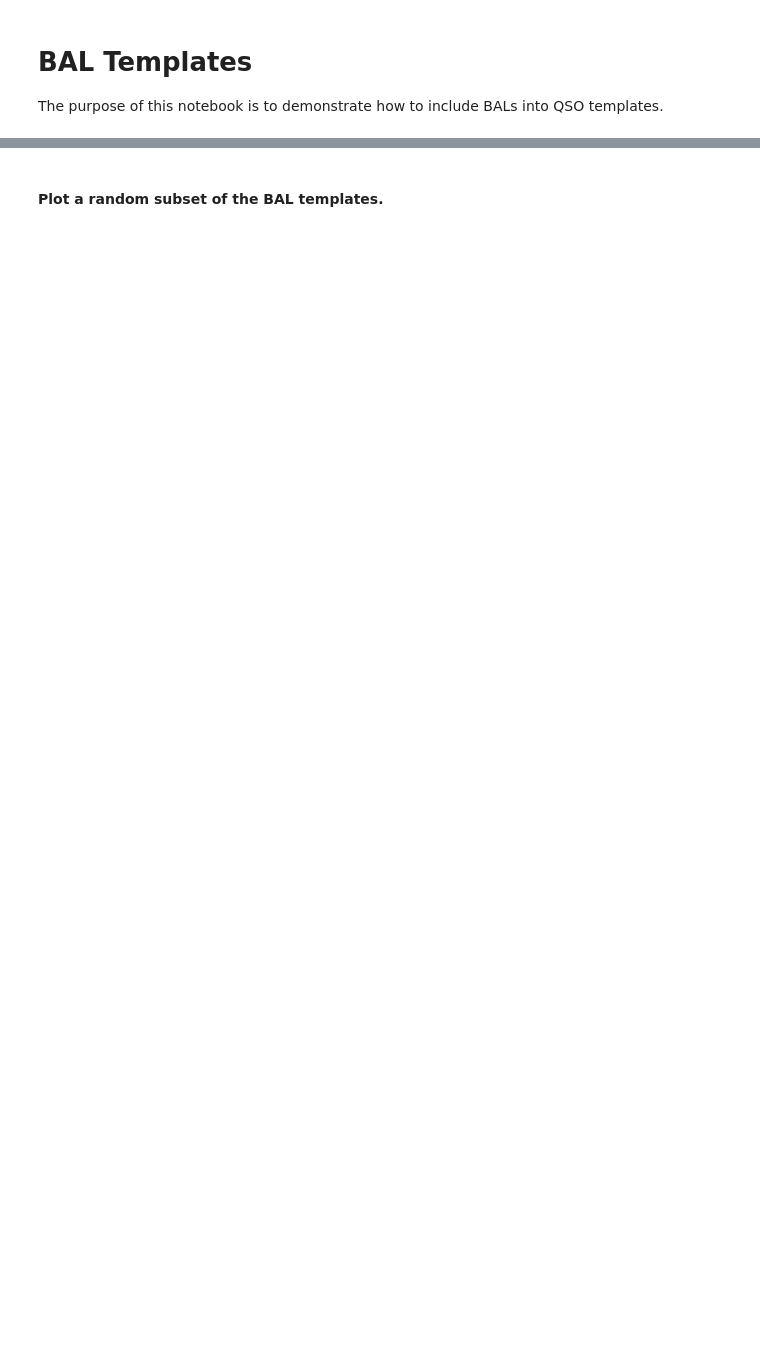
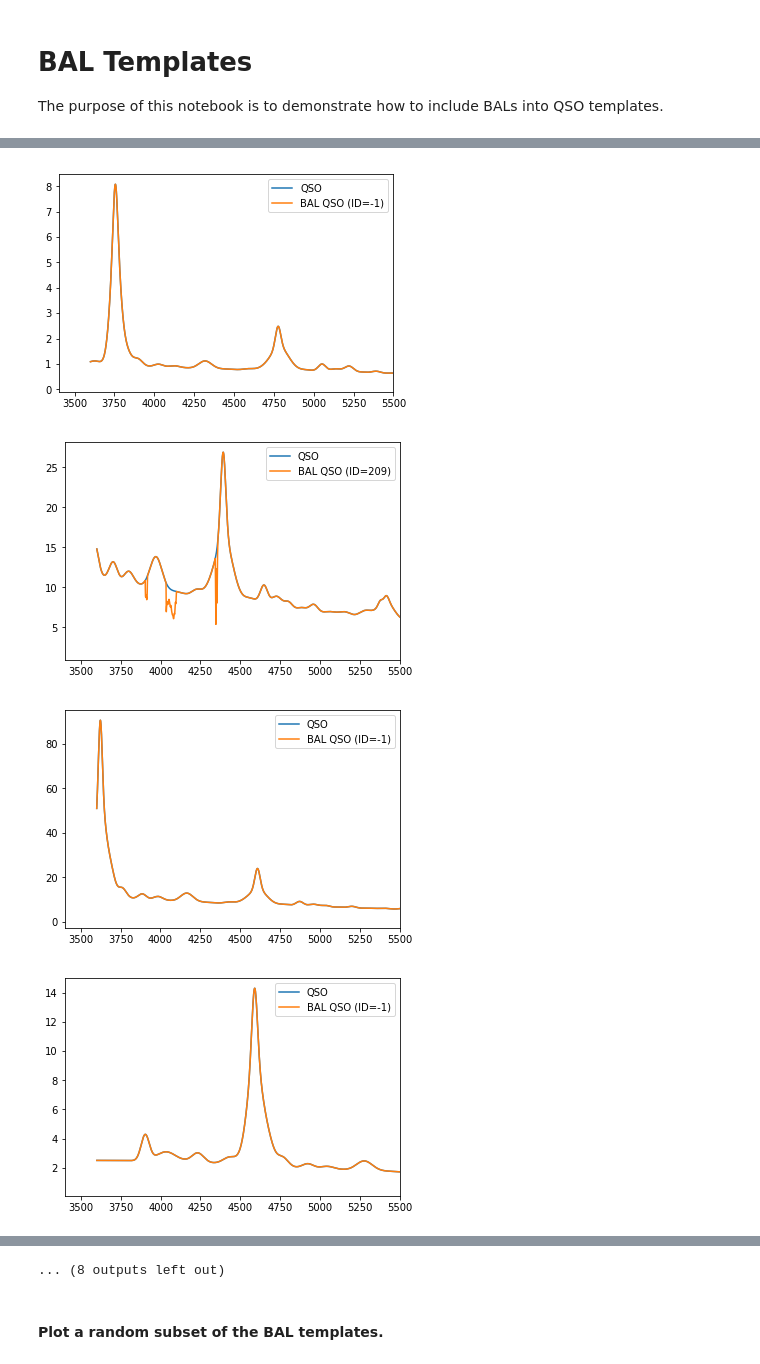
Before and after one commit to desihub/desisim, a Jupyter notebook: doc/nb/bal-templates.ipynb, the cells around one changed output, grey strips where cells are left out. Saved outputs shown, nothing was run; the diff lists cells and outputs as text; code cells hidden in the pictures; blank space fills up the shorter version.

```diff
--- a/doc/nb/bal-templates.ipynb
+++ b/doc/nb/bal-templates.ipynb
@@ -16 +17,7 @@ seed = 1
 rand = np.random.RandomState(seed)
+# %%
+nmodel = 20
+simqq = SIMQSO()
+simflux, simwave, simmeta = simqq.make_templates(nmodel, zrange=(1.8, 3), seed=seed,
+                                                 nocolorcuts=True, lyaforest=False)
+simmeta
@@ -16,0 +45,4 @@ rand = np.random.RandomState(seed)
+# %%
+bal = BAL()
+simflux_bal, balmeta = bal.insert_bals(simwave, simflux, simmeta['REDSHIFT'], balprob=0.5, seed=seed)
+balmeta
@@ -16,0 +70,12 @@ rand = np.random.RandomState(seed)
+# %%
+for ii in range(nmodel):
+    plt.plot(simwave, simflux[ii, :], label='QSO')
+    plt.plot(simwave, simflux_bal[ii, :], label='BAL QSO (ID={})'.format(balmeta['TEMPLATEID'][ii]))
+    plt.xlim(3400, 5500)
+    plt.legend(loc='upper right')
+    plt.show()
+# %% [output]
+[figure, added]
+[figure, added]
+[figure, added]
+[figure, added]
@@ -17,3 +90,4 @@ rand = np.random.RandomState(seed)
+... (8 outputs left out)
 # %% [markdown]
 #### Plot a random subset of the BAL templates.
 # %%
```
Also changed, not shown: parts of 14 cells of this notebook.
